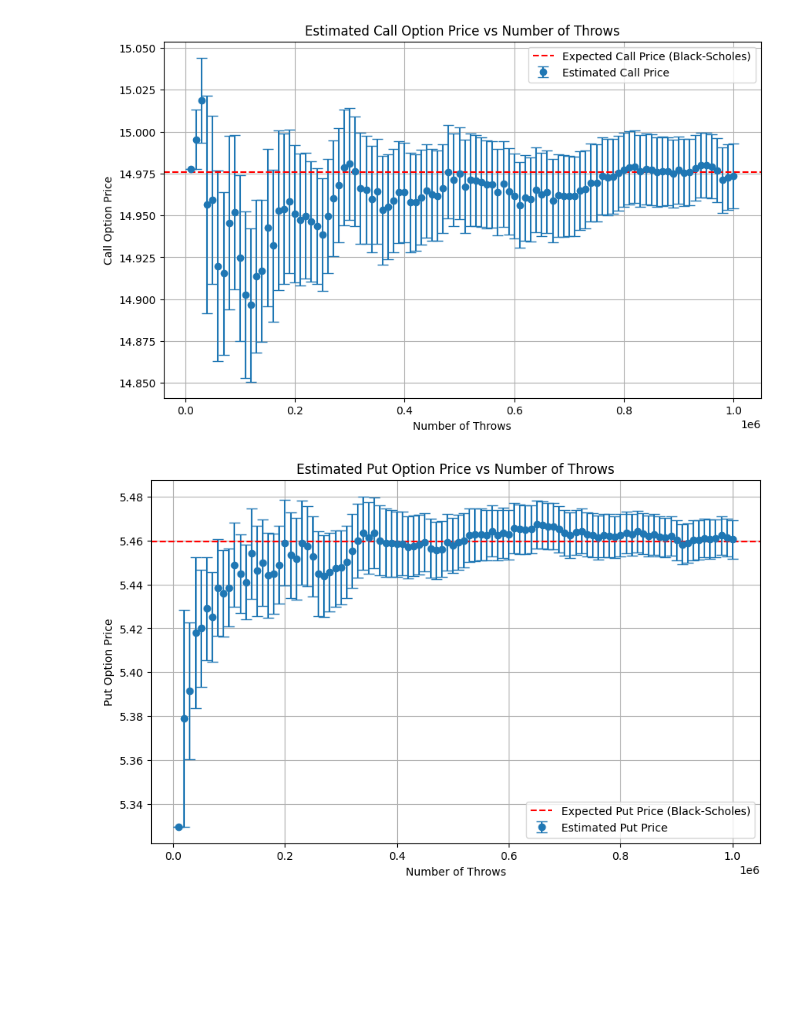
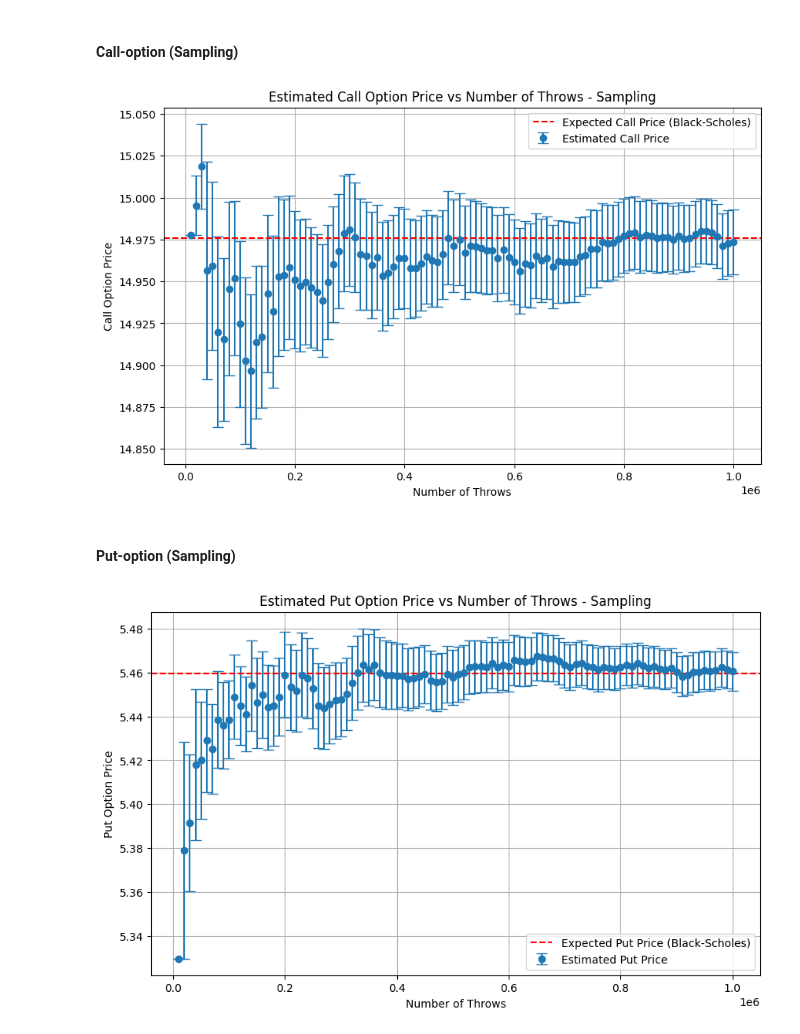
Before and after one commit to giuliagogna/NumericalSimulationLaboratory, a Jupyter notebook: Lab03/analysis3.ipynb, the cells around one changed output. Saved outputs shown, nothing was run; the diff lists cells and outputs as text; code cells hidden in the pictures; blank space fills up the shorter version.

```diff
--- a/Lab03/analysis3.ipynb
+++ b/Lab03/analysis3.ipynb
@@ -63,26 +98,30 @@ plt.show()
 # %%
-throws, call_price, error_call_price, put_price, error_put_price = np.loadtxt(file_path + "output_trajectory_03.dat", unpack=True)
+throws, blocks, call_price_sampling, error_call_price_sampling, put_price_sampling, error_put_price_sampling = np.loadtxt(file_path + "output_trajectory_03.dat", unpack=True)
+# %% [markdown]
+#### Call-option (Sampling)
 # %%
 plt.figure(figsize=(10, 6))
-plt.errorbar(throws, call_price, yerr=error_call_price, fmt='o', label='Estimated Call Price', capsize=5)
+plt.errorbar(throws, call_price_sampling, yerr=error_call_price_sampling, fmt='o', label='Estimated Call Price', capsize=5)
 plt.axhline(expected_call_price, color='r', linestyle='--', label='Expected Call Price (Black-Scholes)')
 plt.xlabel('Number of Throws')
 plt.ylabel('Call Option Price')
-plt.title('Estimated Call Option Price vs Number of Throws')
+plt.title('Estimated Call Option Price vs Number of Throws - Sampling')
 plt.legend()
 plt.grid()
 plt.show()
 # %% [output]
-[figure, old version]
+[figure, new version]
+# %% [markdown]
+#### Put-option (Sampling)
 # %%
 plt.figure(figsize=(10, 6))
-plt.errorbar(throws, put_price, yerr=error_put_price, fmt='o', label='Estimated Put Price', capsize=5)
+plt.errorbar(throws, put_price_sampling, yerr=error_put_price_sampling, fmt='o', label='Estimated Put Price', capsize=5)
 plt.axhline(expected_put_price, color='r', linestyle='--', label='Expected Put Price (Black-Scholes)')
 plt.xlabel('Number of Throws')
 plt.ylabel('Put Option Price')
-plt.title('Estimated Put Option Price vs Number of Throws')
+plt.title('Estimated Put Option Price vs Number of Throws - Sampling')
 plt.legend()
 plt.grid()
 plt.show()
 # %% [output]
-[figure, old version]
+[figure, new version]
```
Also changed, not shown: parts of 21 cells of this notebook.
